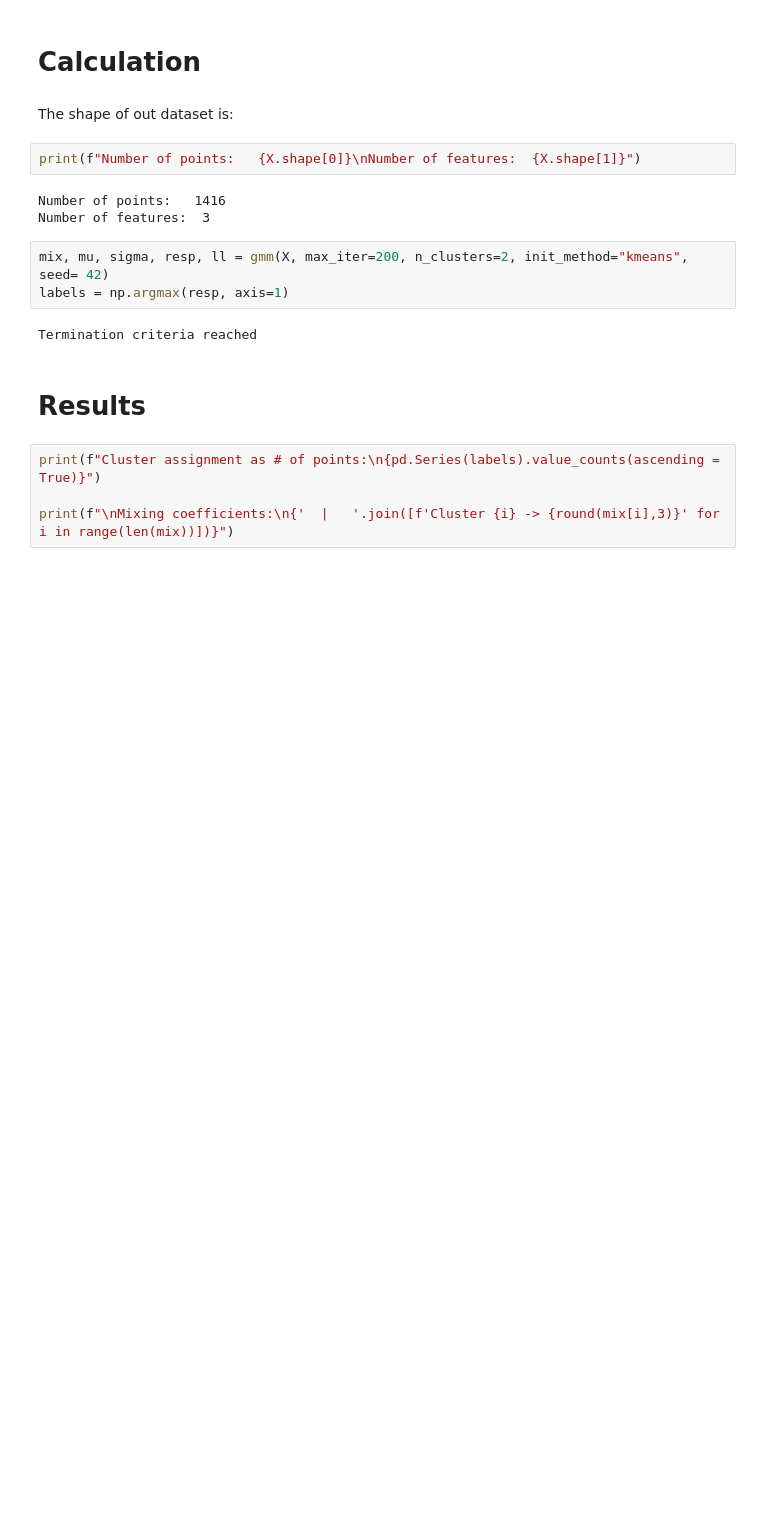
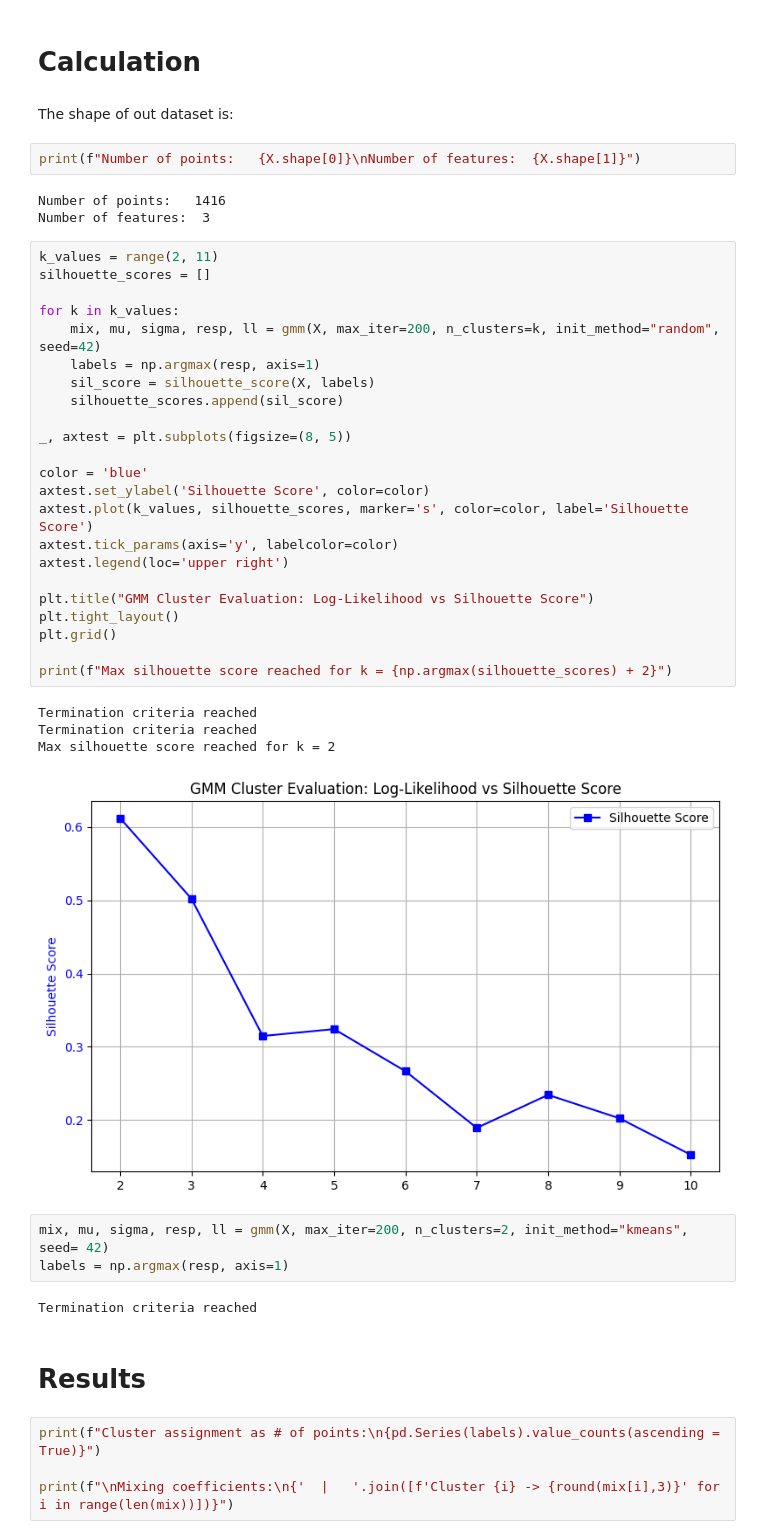
Before and after one commit to SomnathB053/gmm_traffic_data, a Jupyter notebook: submission/single_sensor_traffic_cluster.ipynb, the cells around one changed output. Saved outputs shown, nothing was run; the diff lists cells and outputs as text; blank space fills up the shorter version.

```diff
--- a/submission/single_sensor_traffic_cluster.ipynb
+++ b/submission/single_sensor_traffic_cluster.ipynb
@@ -139,6 +140,34 @@ print(f"Number of points:   {X.shape[0]}\nNumber of features:  {X.shape[1]}")
 # %% [output]
 Number of points:   1416
 Number of features:  3
+# %%
+k_values = range(2, 11)
+silhouette_scores = []
+
+for k in k_values:
+    mix, mu, sigma, resp, ll = gmm(X, max_iter=200, n_clusters=k, init_method="random", seed=42)
+    labels = np.argmax(resp, axis=1)
+    sil_score = silhouette_score(X, labels)
+    silhouette_scores.append(sil_score)
+
+_, axtest = plt.subplots(figsize=(8, 5))
+
+color = 'blue'
+axtest.set_ylabel('Silhouette Score', color=color)
+axtest.plot(k_values, silhouette_scores, marker='s', color=color, label='Silhouette Score')
+axtest.tick_params(axis='y', labelcolor=color)
+axtest.legend(loc='upper right')
+
+plt.title("GMM Cluster Evaluation: Log-Likelihood vs Silhouette Score")
+plt.tight_layout()
+plt.grid()
+
+print(f"Max silhouette score reached for k = {np.argmax(silhouette_scores) + 2}")
+# %% [output]
+Termination criteria reached
+Termination criteria reached
+Max silhouette score reached for k = 2
+[figure, added]
 # %%
 mix, mu, sigma, resp, ll = gmm(X, max_iter=200, n_clusters=2, init_method="kmeans", seed= 42)
 labels = np.argmax(resp, axis=1)
```
Also changed, not shown: parts of 1 cell of this notebook, 10 other files.
